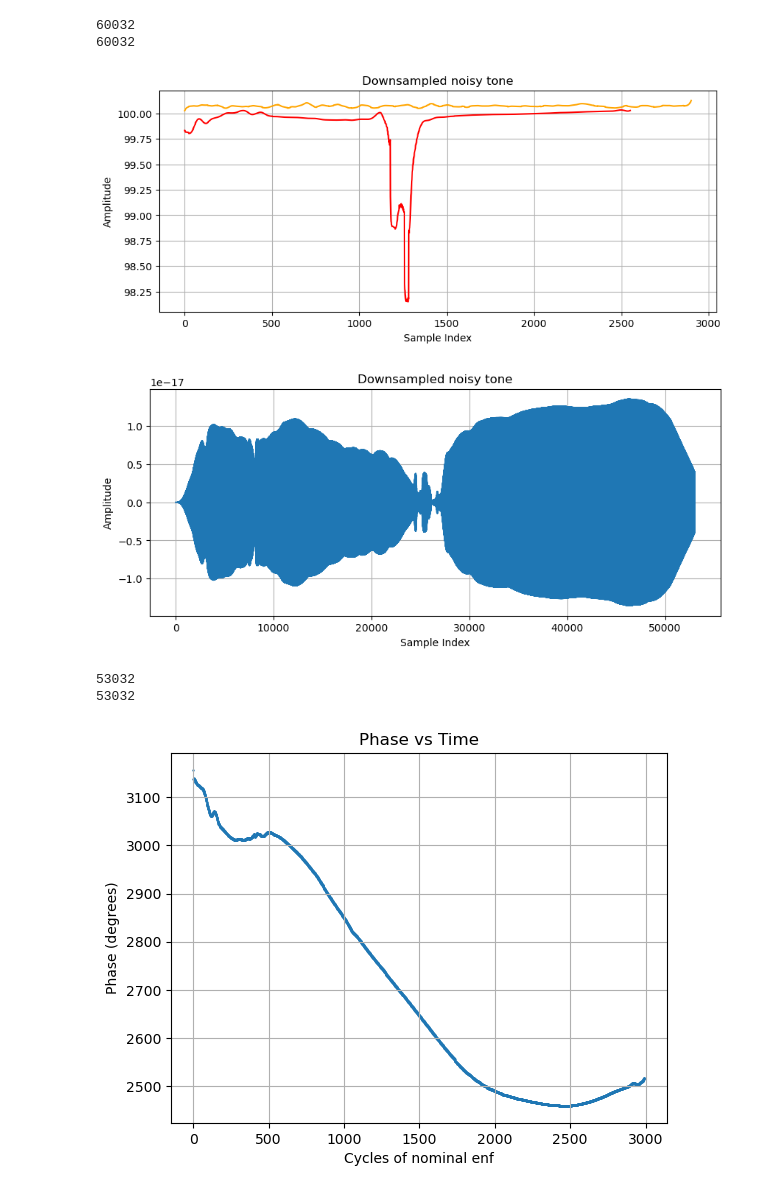
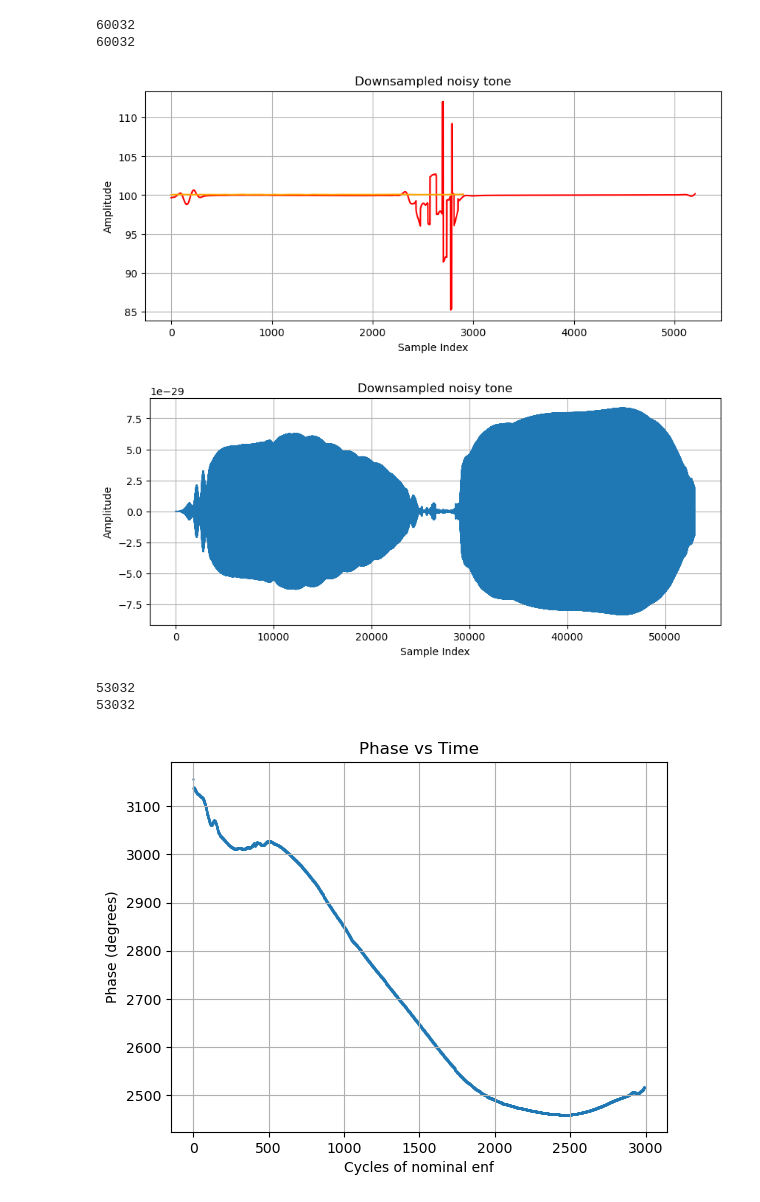
Before and after one commit to Licates/ENFify, a Jupyter notebook: notebooks/ls/enf-enhancement.ipynb, the cells around one changed output. Cells and saved outputs as stored; diff of their text form; code cells hidden in the pictures.

```diff
--- a/notebooks/ls/enf-enhancement.ipynb
+++ b/notebooks/ls/enf-enhancement.ipynb
@@ -147,7 +150,7 @@ denoised_signal = RFA(bandpass_sig, noise_fs, tau, epsilon, I, f0)
 # %%
 fs = noise_fs
 f0 = 100
-I = 3
+I = 2
 epsilon = 1e-20
 tau = int(2500)
 
@@ -182,30 +188,30 @@ print(len(bandpass_sig))
 60032
 60032
 # %%
-freqs_DFT1_cut = segmented_freq_estimation_DFT1(cut_denoised_signal, cut_noise_fs, 100, 20_000, 50)
+freqs_DFT1_cut = segmented_freq_estimation_DFT1(cut_denoised_signal, cut_noise_fs, 100, 20_000, 100)
 
 plt.figure(figsize=(10, 4))
 plt.plot(freqs_DFT1_cut, color="red")
 plt.plot(freqs_ref, color="orange")
 plt.title('Downsampled noisy tone')
 plt.xlabel('Sample Index')
 plt.ylabel('Amplitude')
 plt.grid()
 plt.show()
 
 plt.figure(figsize=(10, 4))
 plt.plot(cut_denoised_signal)
 plt.title('Downsampled noisy tone')
 plt.xlabel('Sample Index')
 plt.ylabel('Amplitude')
 plt.grid()
 plt.show()
 
 print(len(cut_denoised_signal))
 print(len(bandpass_sig_cut))
 # %% [output]
-[figure, old version]
+[figure, new version]
-[figure, old version]
+[figure, new version]
 53032
 53032
 # %%
```
Also changed, not shown: parts of 3 cells of this notebook, 12 other files.
